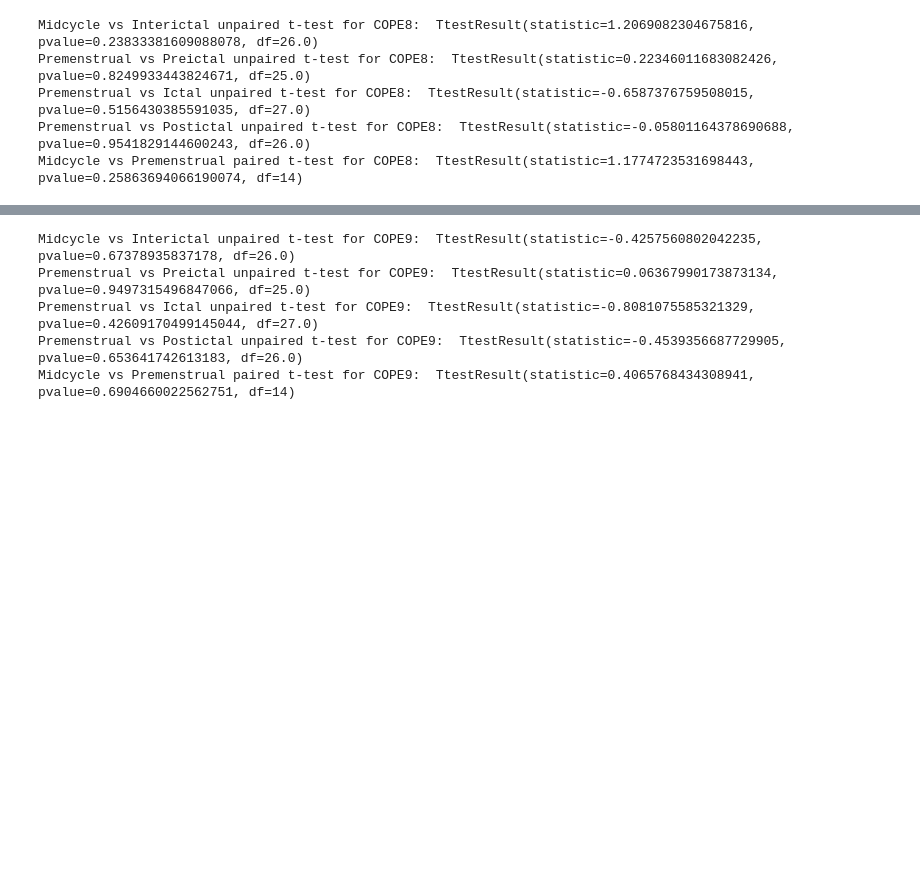
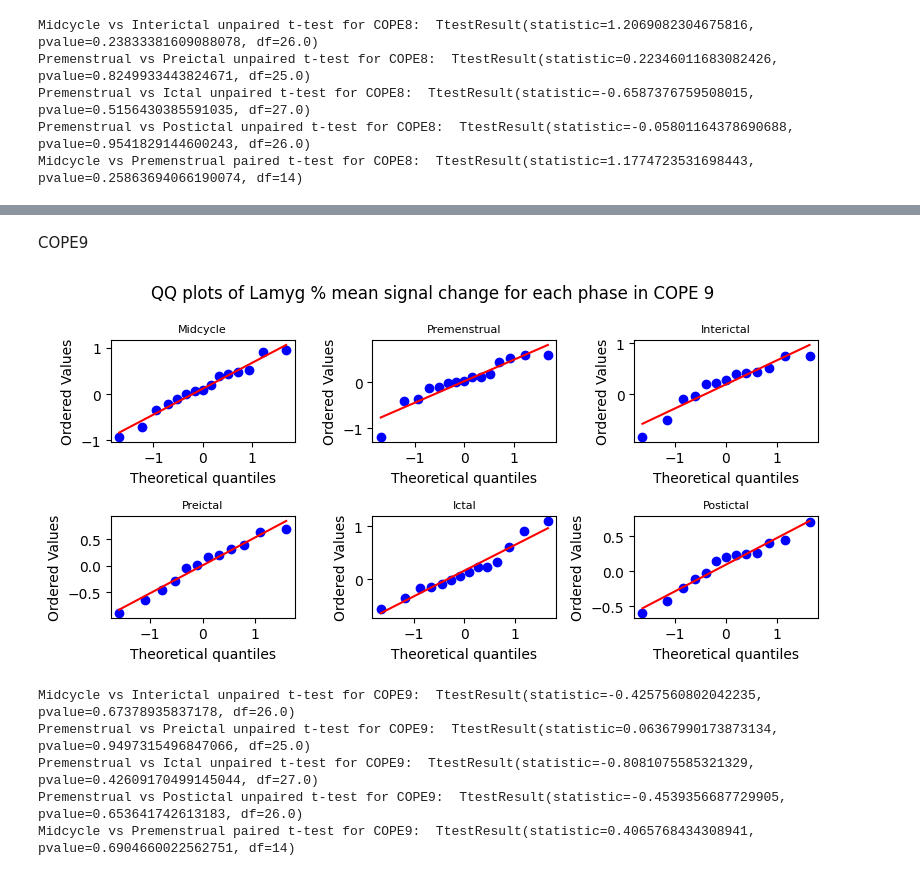
Before and after one commit to beatrzm/Thesis, a Jupyter notebook: all_Lamyg_reports/boxplots.ipynb, the cells around one changed output, grey strips where cells are left out. Saved outputs shown, nothing was run; the diff lists cells and outputs as text; code cells hidden in the pictures; blank space fills up the shorter version.

```diff
--- a/all_Lamyg_reports/boxplots.ipynb
+++ b/all_Lamyg_reports/boxplots.ipynb
@@ -311,3 +286,35 @@ for key in dataframes_postictal:
+# %% [markdown]
+COPE9
+# %%
+midcycle9 = extract_values(dataframes_mid, (1, 5))
+premenstrual9 = extract_values(dataframes_premens, (1, 5))
+interictal9 = extract_values(dataframes_int, (1, 5))
+preictal9 = extract_values(dataframes_preictal, (1, 5))
+ictal9 = extract_values(dataframes_ictal, (1, 5))
+postictal9 = extract_values(dataframes_postictal, (1, 5))
+# %%
+# qq plot of each phase
+
+fig, axs = plt.subplots(2, 3, figsize=(8, 4))
+fig.suptitle("QQ plots of Lamyg % mean signal change for each phase in COPE 9")
+
+stats.probplot(midcycle9, dist="norm", plot=axs[0, 0])
+axs[0, 0].set_title("Midcycle", fontsize=8)
+stats.probplot(premenstrual9, dist="norm", plot=axs[0, 1])
+axs[0, 1].set_title("Premenstrual", fontsize=8)
+stats.probplot(interictal9, dist="norm", plot=axs[0, 2])
+axs[0, 2].set_title("Interictal", fontsize=8)
+stats.probplot(preictal9, dist="norm", plot=axs[1, 0])
+axs[1, 0].set_title("Preictal", fontsize=8)
+stats.probplot(ictal9, dist="norm", plot=axs[1, 1])
+axs[1, 1].set_title("Ictal", fontsize=8)
+stats.probplot(postictal9, dist="norm", plot=axs[1, 2])
+axs[1, 2].set_title("Postictal", fontsize=8)
+
+plt.tight_layout()
+plt.show()
+# %% [output]
+[figure, added]
 # %%
 midvsinter9 = stats.ttest_ind(midcycle9, interictal9)
 premensvspreict9 = stats.ttest_ind(premenstrual9, preictal9)
```
Also changed, not shown: parts of 28 cells of this notebook, 10 other files.
